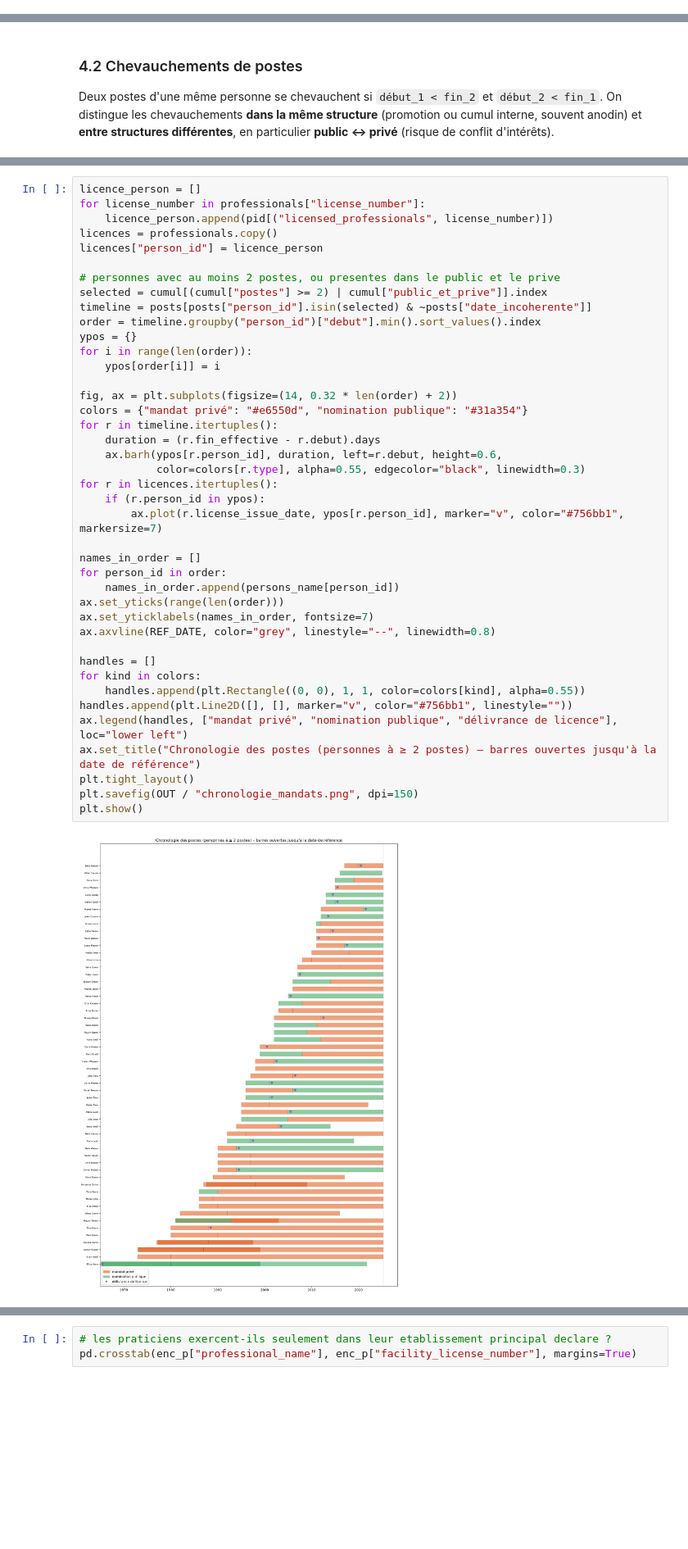
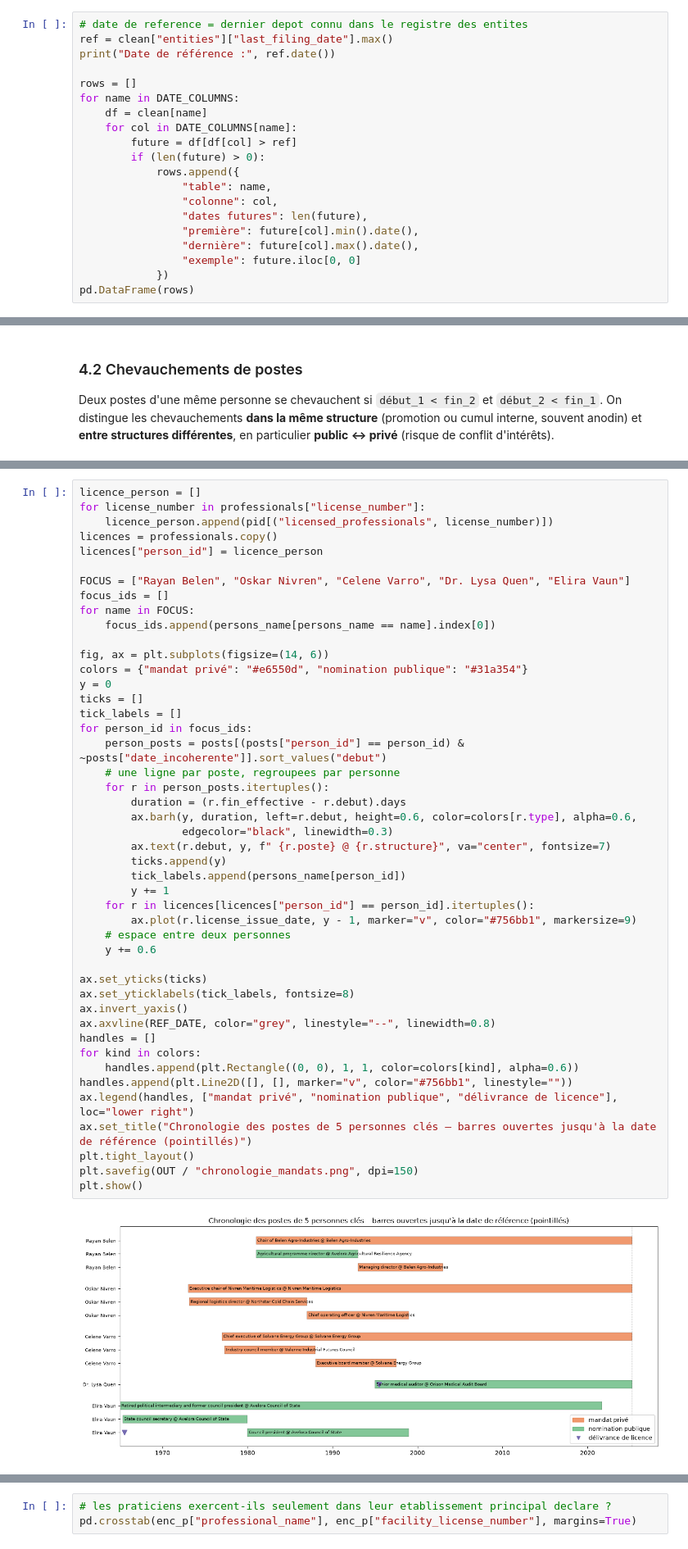
Before and after one commit to JLFoxii/20262027-UE-DataMining-Project, a Jupyter notebook: 02_registres_et_reseau.ipynb, the cells around one changed output, grey strips where cells are left out. Shown at 82% size. Saved outputs shown, nothing was run; the diff lists cells and outputs as text; blank space fills up the shorter version.

```diff
--- a/02_registres_et_reseau.ipynb
+++ b/02_registres_et_reseau.ipynb
@@ -373,0 +396,20 @@ appointments["date_incoherente"] = appointments["appointment_record_id"].isin(ba
+# %%
+# date de reference = dernier depot connu dans le registre des entites
+ref = clean["entities"]["last_filing_date"].max()
+print("Date de référence :", ref.date())
+
+rows = []
+for name in DATE_COLUMNS:
+    df = clean[name]
+    for col in DATE_COLUMNS[name]:
+        future = df[df[col] > ref]
+        if (len(future) > 0):
+            rows.append({
+                "table": name,
+                "colonne": col,
+                "dates futures": len(future),
+                "première": future[col].min().date(),
+                "dernière": future[col].max().date(),
+                "exemple": future.iloc[0, 0]
+            })
+pd.DataFrame(rows)
@@ -1390,46 +1841,51 @@ pd.DataFrame(transitions)
 # %%
 licence_person = []
 for license_number in professionals["license_number"]:
     licence_person.append(pid[("licensed_professionals", license_number)])
 licences = professionals.copy()
 licences["person_id"] = licence_person
 
-# personnes avec au moins 2 postes, ou presentes dans le public et le prive
-selected = cumul[(cumul["postes"] >= 2) | cumul["public_et_prive"]].index
-timeline = posts[posts["person_id"].isin(selected) & ~posts["date_incoherente"]]
-order = timeline.groupby("person_id")["debut"].min().sort_values().index
-ypos = {}
-for i in range(len(order)):
-    ypos[order[i]] = i
+FOCUS = ["Rayan Belen", "Oskar Nivren", "Celene Varro", "Dr. Lysa Quen", "Elira Vaun"]
+focus_ids = []
+for name in FOCUS:
+    focus_ids.append(persons_name[persons_name == name].index[0])
 
-fig, ax = plt.subplots(figsize=(14, 0.32 * len(order) + 2))
+fig, ax = plt.subplots(figsize=(14, 6))
 colors = {"mandat privé": "#e6550d", "nomination publique": "#31a354"}
-for r in timeline.itertuples():
-    duration = (r.fin_effective - r.debut).days
-    ax.barh(ypos[r.person_id], duration, left=r.debut, height=0.6,
-            color=colors[r.type], alpha=0.55, edgecolor="black", linewidth=0.3)
-for r in licences.itertuples():
-    if (r.person_id in ypos):
-        ax.plot(r.license_issue_date, ypos[r.person_id], marker="v", color="#756bb1", markersize=7)
+y = 0
+ticks = []
+tick_labels = []
+for person_id in focus_ids:
+    person_posts = posts[(posts["person_id"] == person_id) & ~posts["date_incoherente"]].sort_values("debut")
+    # une ligne par poste, regroupees par personne
+    for r in person_posts.itertuples():
+        duration = (r.fin_effective - r.debut).days
+        ax.barh(y, duration, left=r.debut, height=0.6, color=colors[r.type], alpha=0.6,
+                edgecolor="black", linewidth=0.3)
+        ax.text(r.debut, y, f" {r.poste} @ {r.structure}", va="center", fontsize=7)
+        ticks.append(y)
+        tick_labels.append(persons_name[person_id])
+        y += 1
+    for r in licences[licences["person_id"] == person_id].itertuples():
+        ax.plot(r.license_issue_date, y - 1, marker="v", color="#756bb1", markersize=9)
+    # espace entre deux personnes
+    y += 0.6
 
-names_in_order = []
-for person_id in order:
-    names_in_order.append(persons_name[person_id])
-ax.set_yticks(range(len(order)))
-ax.set_yticklabels(names_in_order, fontsize=7)
+ax.set_yticks(ticks)
+ax.set_yticklabels(tick_labels, fontsize=8)
+ax.invert_yaxis()
 ax.axvline(REF_DATE, color="grey", linestyle="--", linewidth=0.8)
-
 handles = []
 for kind in colors:
-    handles.append(plt.Rectangle((0, 0), 1, 1, color=colors[kind], alpha=0.55))
+    handles.append(plt.Rectangle((0, 0), 1, 1, color=colors[kind], alpha=0.6))
 handles.append(plt.Line2D([], [], marker="v", color="#756bb1", linestyle=""))
-ax.legend(handles, ["mandat privé", "nomination publique", "délivrance de licence"], loc="lower left")
-ax.set_title("Chronologie des postes (personnes à ≥ 2 postes) – barres ouvertes jusqu'à la date de référence")
+ax.legend(handles, ["mandat privé", "nomination publique", "délivrance de licence"], loc="lower right")
+ax.set_title("Chronologie des postes de 5 personnes clés – barres ouvertes jusqu'à la date de référence (pointillés)")
 plt.tight_layout()
 plt.savefig(OUT / "chronologie_mandats.png", dpi=150)
 plt.show()
 # %% [output]
-[figure, old version]
+[figure, new version]
 # %% [markdown]
 **Résultats sur les nominations et les départs.**
 
```
Also changed, not shown: parts of 72 cells of this notebook, 1 other file.
